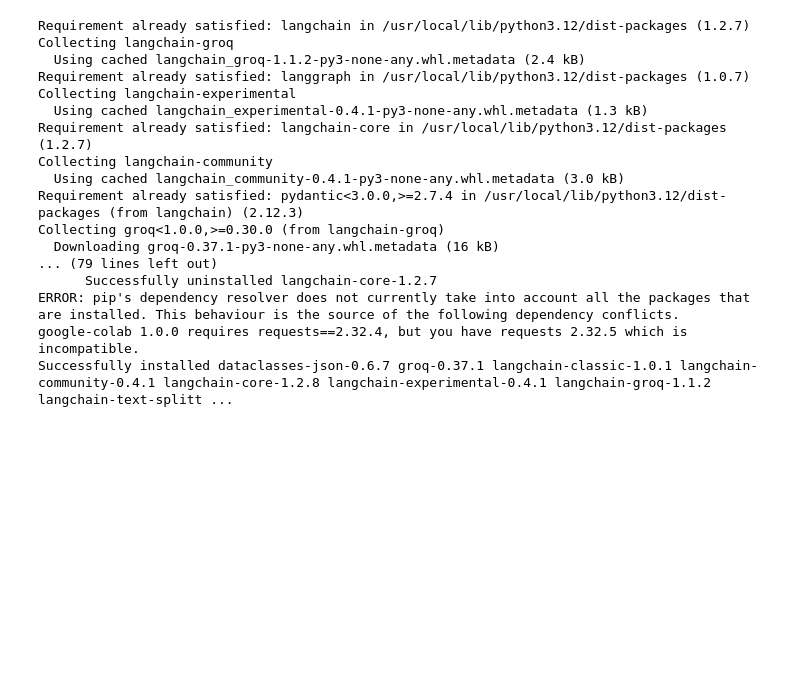
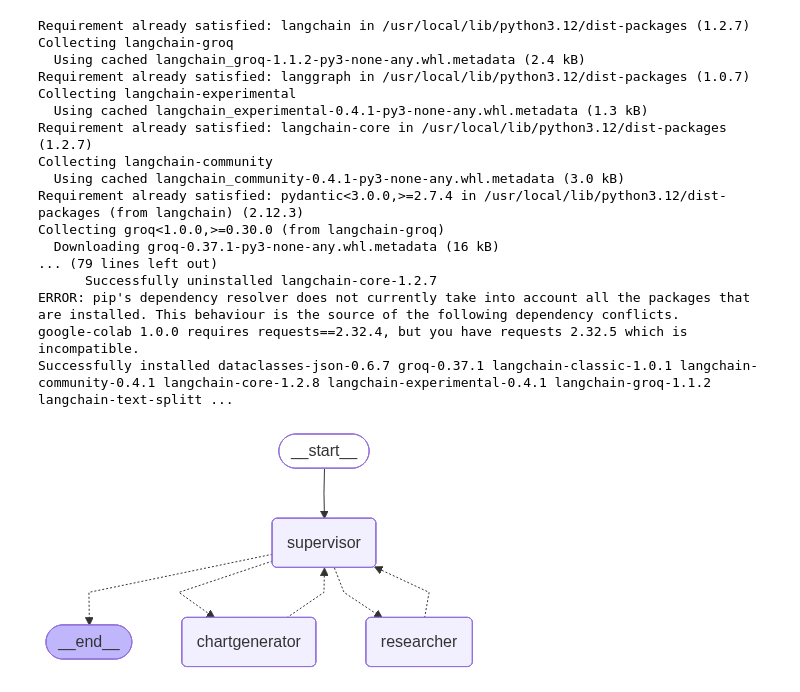
Before and after one commit to RautRitesh/langgraph, a Jupyter notebook: multi_agentic_system.ipynb, the cells around one changed output. Cells and saved outputs as stored; diff of their text form; code cells hidden in the pictures; blank space fills up the shorter version.

```diff
--- a/multi_agentic_system.ipynb
+++ b/multi_agentic_system.ipynb
@@ -328,3 +328,15 @@ def chartgenerator_node(state:State)->Command[Literal["supervisor"]]:
       goto="supervisor",
       update={"messages":[HumanMessage(content=result["messages"][-1].content, name="chartgenerator")]}
   )
+# %%
+graph=StateGraph(State)
+graph.add_node("supervisor",supervisor_node)
+graph.add_node("researcher",researcher_node)
+graph.add_node("chartgenerator",chartgenerator_node)
+graph.add_edge(START,"supervisor")
+app=graph.compile()
+# %%
+from IPython.display import Image, display
+display(Image(app.get_graph().draw_mermaid_png()))
+# %% [output]
+[figure, added]
```
